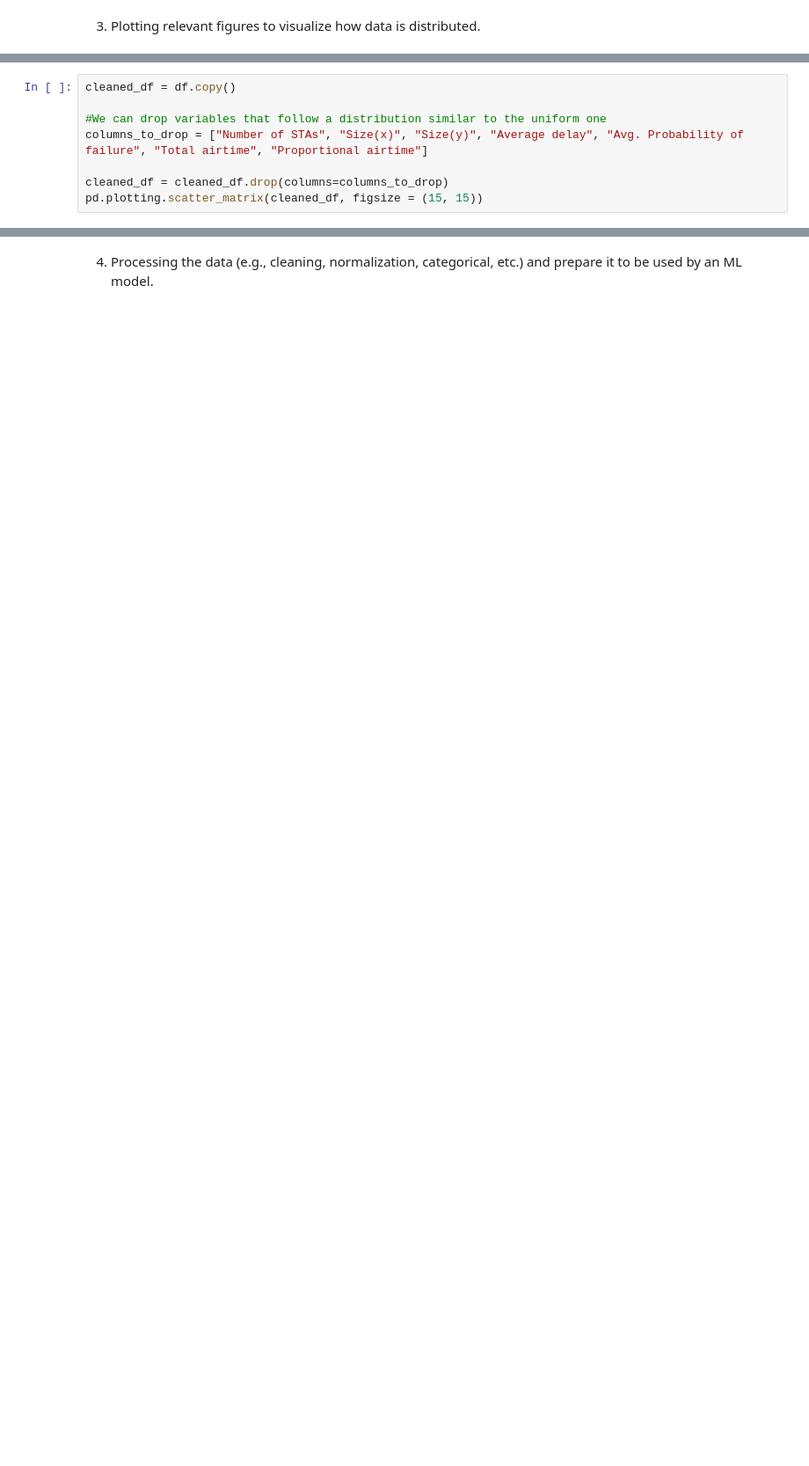
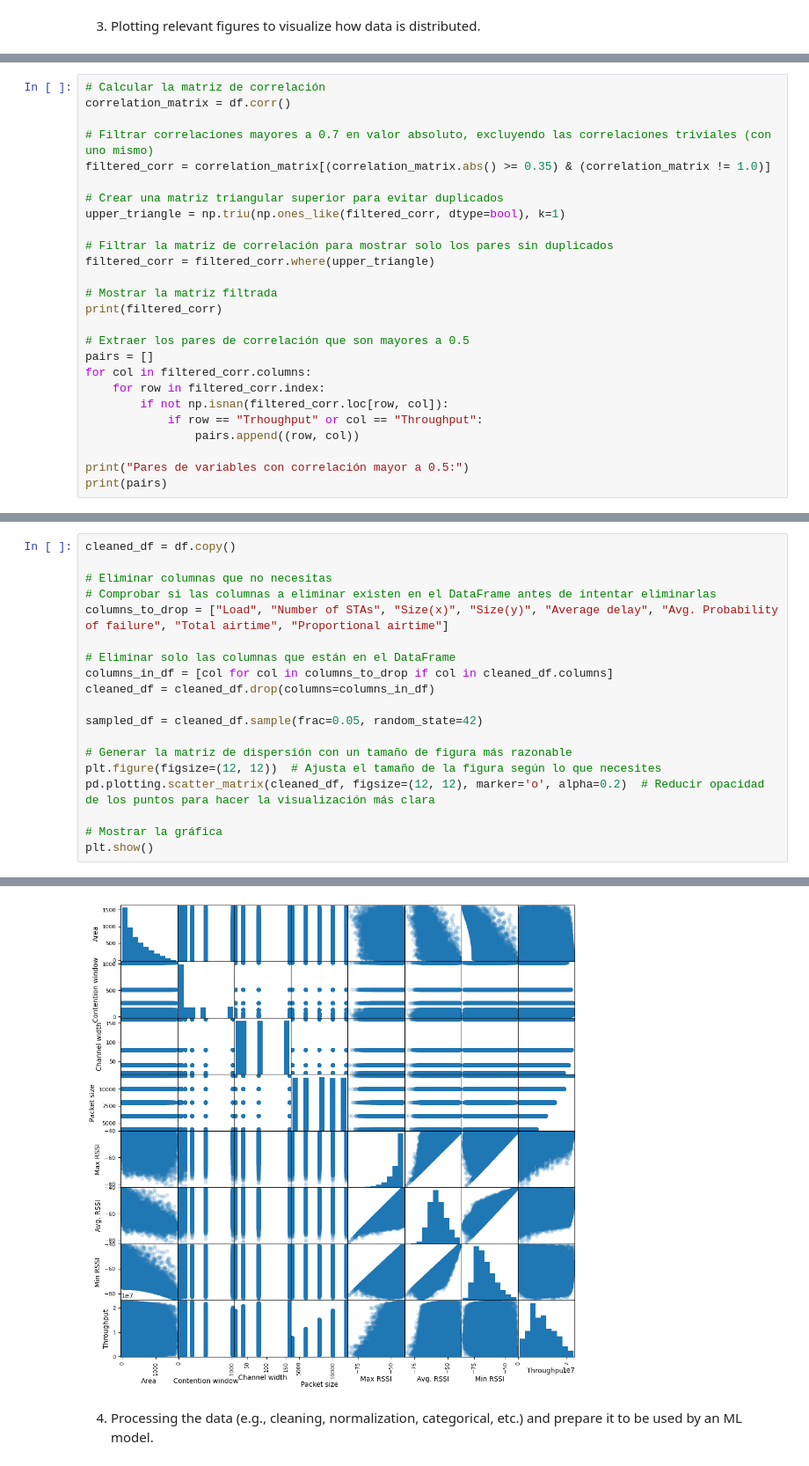
Before and after one commit to IsaacPerez02/ML_for_networks, a Jupyter notebook: Seminars/Seminar_01/S1.ipynb, the cells around one changed output, grey strips where cells are left out. Shown at 88% size. Drawn from its saved outputs; the diff is of its cells as text; blank space fills up the shorter version.

```diff
--- a/Seminars/Seminar_01/S1.ipynb
+++ b/Seminars/Seminar_01/S1.ipynb
@@ -82,0 +119,26 @@ for column in df.columns:
+# %%
+# Calcular la matriz de correlación
+correlation_matrix = df.corr()
+
+# Filtrar correlaciones mayores a 0.7 en valor absoluto, excluyendo las correlaciones triviales (con uno mismo)
+filtered_corr = correlation_matrix[(correlation_matrix.abs() >= 0.35) & (correlation_matrix != 1.0)]
+
+# Crear una matriz triangular superior para evitar duplicados
+upper_triangle = np.triu(np.ones_like(filtered_corr, dtype=bool), k=1)
+
+# Filtrar la matriz de correlación para mostrar solo los pares sin duplicados
+filtered_corr = filtered_corr.where(upper_triangle)
+
+# Mostrar la matriz filtrada
+print(filtered_corr)
+
+# Extraer los pares de correlación que son mayores a 0.5
+pairs = []
+for col in filtered_corr.columns:
+    for row in filtered_corr.index:
+        if not np.isnan(filtered_corr.loc[row, col]):
+            if row == "Trhoughput" or col == "Throughput":
+                pairs.append((row, col))
+
+print("Pares de variables con correlación mayor a 0.5:")
+print(pairs)
@@ -83,9 +166,20 @@ for column in df.columns:
 # %%
 cleaned_df = df.copy()
 
-#We can drop variables that follow a distribution similar to the uniform one
-columns_to_drop = ["Number of STAs", "Size(x)", "Size(y)", "Average delay", "Avg. Probability of failure", "Total airtime", "Proportional airtime"]
+# Eliminar columnas que no necesitas
+# Comprobar si las columnas a eliminar existen en el DataFrame antes de intentar eliminarlas
+columns_to_drop = ["Load", "Number of STAs", "Size(x)", "Size(y)", "Average delay", "Avg. Probability of failure", "Total airtime", "Proportional airtime"]
 
-cleaned_df = cleaned_df.drop(columns=columns_to_drop)
-pd.plotting.scatter_matrix(cleaned_df, figsize = (15, 15))
+# Eliminar solo las columnas que están en el DataFrame
+columns_in_df = [col for col in columns_to_drop if col in cleaned_df.columns]
+cleaned_df = cleaned_df.drop(columns=columns_in_df)
+
+sampled_df = cleaned_df.sample(frac=0.05, random_state=42)
+
+# Generar la matriz de dispersión con un tamaño de figura más razonable
+plt.figure(figsize=(12, 12))  # Ajusta el tamaño de la figura según lo que necesites
+pd.plotting.scatter_matrix(cleaned_df, figsize=(12, 12), marker='o', alpha=0.2)  # Reducir opacidad de los puntos para hacer la visualización más clara
+
+# Mostrar la gráfica
+plt.show()
 # %% [output]
@@ -111,3 +187,4 @@ KeyboardInterrupt:
+[figure, added]
 # %% [markdown]
 4. Processing the data (e.g., cleaning, normalization, categorical, etc.) and prepare it to
  be used by an ML model.
```
Also changed, not shown: parts of 8 cells of this notebook.
